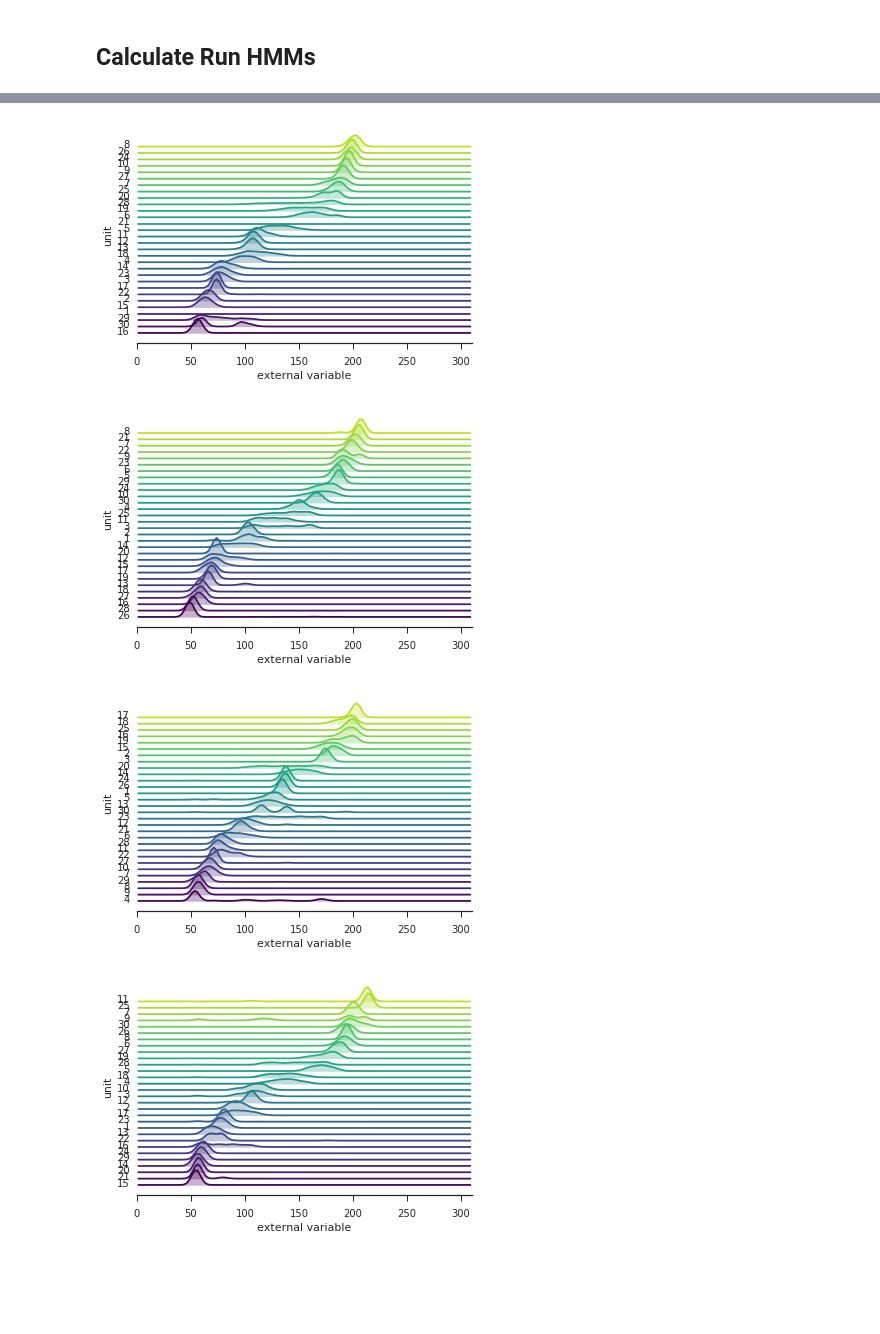
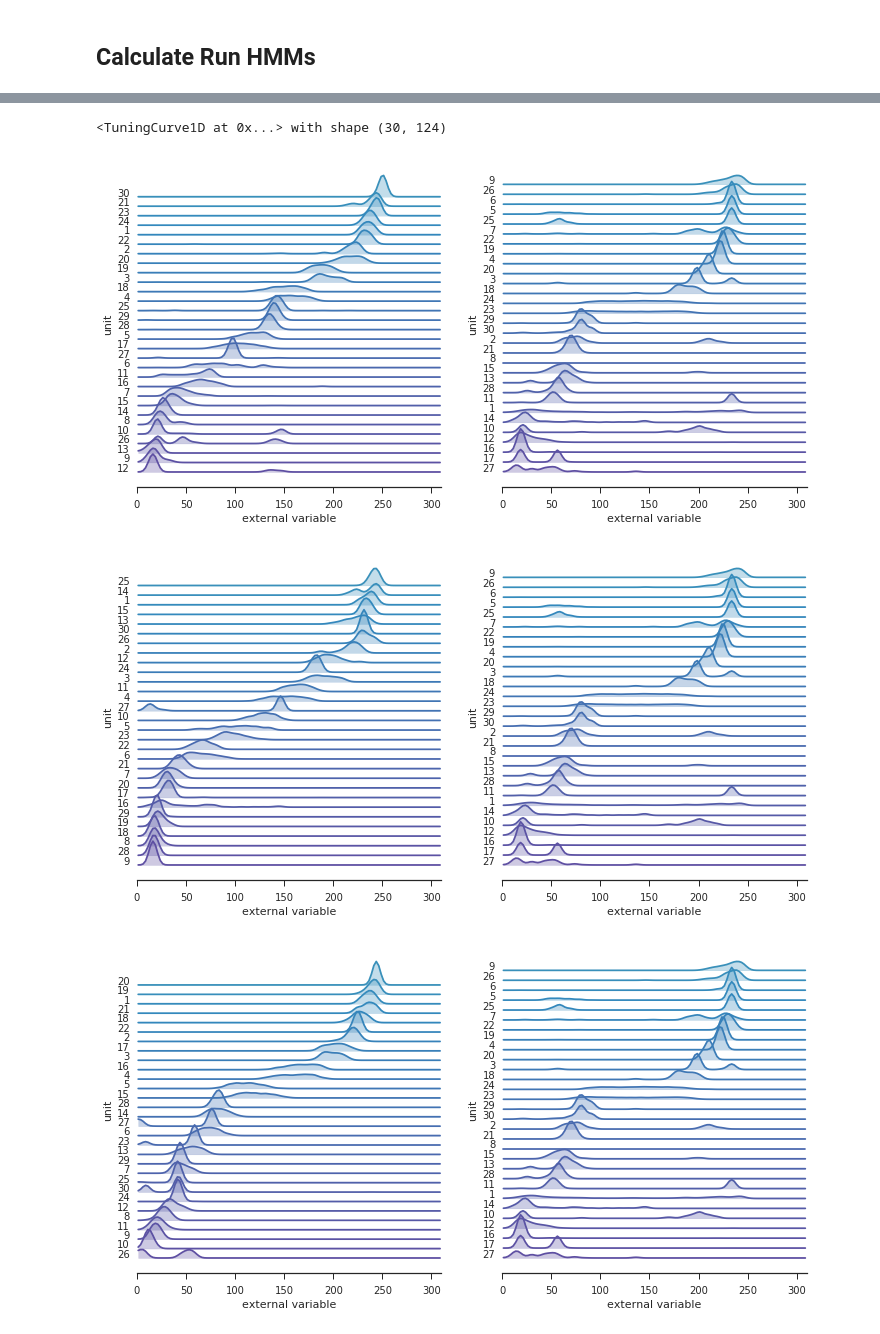
Before and after one commit to ckemere/CloudShuffles, a Jupyter notebook: Compare Run and PBE HMMs.ipynb, the cells around one changed output, grey strips where cells are left out. Cells and saved outputs as stored; diff of their text form; code cells hidden in the pictures; blank space fills up the shorter version.

```diff
--- a/Compare Run and PBE HMMs.ipynb
+++ b/Compare Run and PBE HMMs.ipynb
@@ -310,13 +314,8 @@ ds = 0.02 # 20 ms bin size for PBEs
 min_tc_duration = 0 # mininmum observation time in seconds, before a bin contributes to the tuning curve
 sigma_tc = 4 # 4 cm smoothing on tuning curves
 
-
 description = (session_time, segment)
 print("session: {}".format(description))
-
-vtcs_run = []
-
-k_folds = 5
 
 s = np.argwhere([segment == segment_label for segment_label in df[df.time==session_time]['segment_labels'].values.tolist()[0]])
 st_run = exp_data[session_time]['spikes'][s][exp_data[session_time]['run_epochs']]
@@ -324,18 +323,42 @@ st_run = exp_data[session_time]['spikes'][s][exp_data[session_time]['run_epochs'
 # smooth and re-bin:
 sigma = 0.3 # 300 ms spike smoothing
 bst_run = st_run.bin(ds=ds_50ms).smooth(sigma=sigma, inplace=True).rebin(w=ds_run/ds_50ms)
+bst = bst_run
 
-X = list(range(bst_run.n_epochs))
 
 pos = exp_data[session_time]['pos1d'] # should this be pos1d?
-
-bst = bst_run
 
 ext_nx=124
 x0=0; xl=310;
 
 xx_left = np.linspace(x0,xl,ext_nx+1)
 xx_mid = np.linspace(x0,xl,ext_nx+1)[:-1]; xx_mid += (xx_mid[1]-xx_mid[0])/2
+
+#########################################################
+# Generate an HMM trained on all PBEs
+PBEs = aux_data[session_time][segment]['PBEs']
+pbe_hmm = nel.hmmutils.PoissonHMM(n_components=num_states, random_state=0, verbose=False)
+pbe_hmm.fit(PBEs)
+transmat_order = hmm.get_state_order('transmat')
+pbe_hmm.reorder_states(transmat_order)
+
+xpos = pos.asarray(at=bst_run.centers).yvals
+
+ext_x = np.digitize(xpos, xx_left) - 1 # spatial bin numbers
+ext_x = ext_x.astype(float)
+ext_x[ext_x==0] = np.nan
+ext_x[ext_x>=ext_nx] = np.nan
+
+extern = pbe_hmm.fit_ext(X=bst_run, ext=ext_x, n_extern=ext_nx)
+
+pbe_vtc = nel.TuningCurve1D(ratemap=extern, min_duration=min_tc_duration, extmin=x0, extmax=xl)
+pbe_vtc = pbe_vtc.smooth(sigma=sigma_tc)
+pbe_vtc.reorder_units(inplace=True)
+#########################################################
+
+k_folds = 3
+vtcs_run = []
+X = list(range(bst_run.n_epochs))
 
 for kk, (training, validation) in enumerate(k_fold_cross_validation(X, k=k_folds)):
     print('  fold {}/{}'.format(kk+1, k_folds))
@@ -377,11 +398,14 @@ session: ('16-40-19', 'short')
+# %%
+vtc
+# %% [output]
+<TuningCurve1D at 0x...> with shape (30, 124)
 # %%
-for vtc in vtcs:
-    axs = plt.subplots(2,1)
-    npl.plot_tuning_curves1D(vtc, pad=0.1,axs[0])
-    npl.plot_tuning_curves1D(vtc_run, pad=0.1,axs[1])
+for vtc in vtcs_run:
+    fig, axs = plt.subplots(1,2,figsize=(12,6))
+    npl.plot_tuning_curves1D(vtc, pad=0.1, ax=axs[0])
+    npl.plot_tuning_curves1D(pbe_vtc, pad=0.1, ax=axs[1])
     plt.show()
 # %% [output]
-[figure, old version]
+[figure, new version]
-[figure, old version]
+[figure, new version]
-[figure, old version]
+[figure, new version]
-[figure, removed]
```
Also changed, not shown: parts of 4 cells of this notebook, 1 other file.
